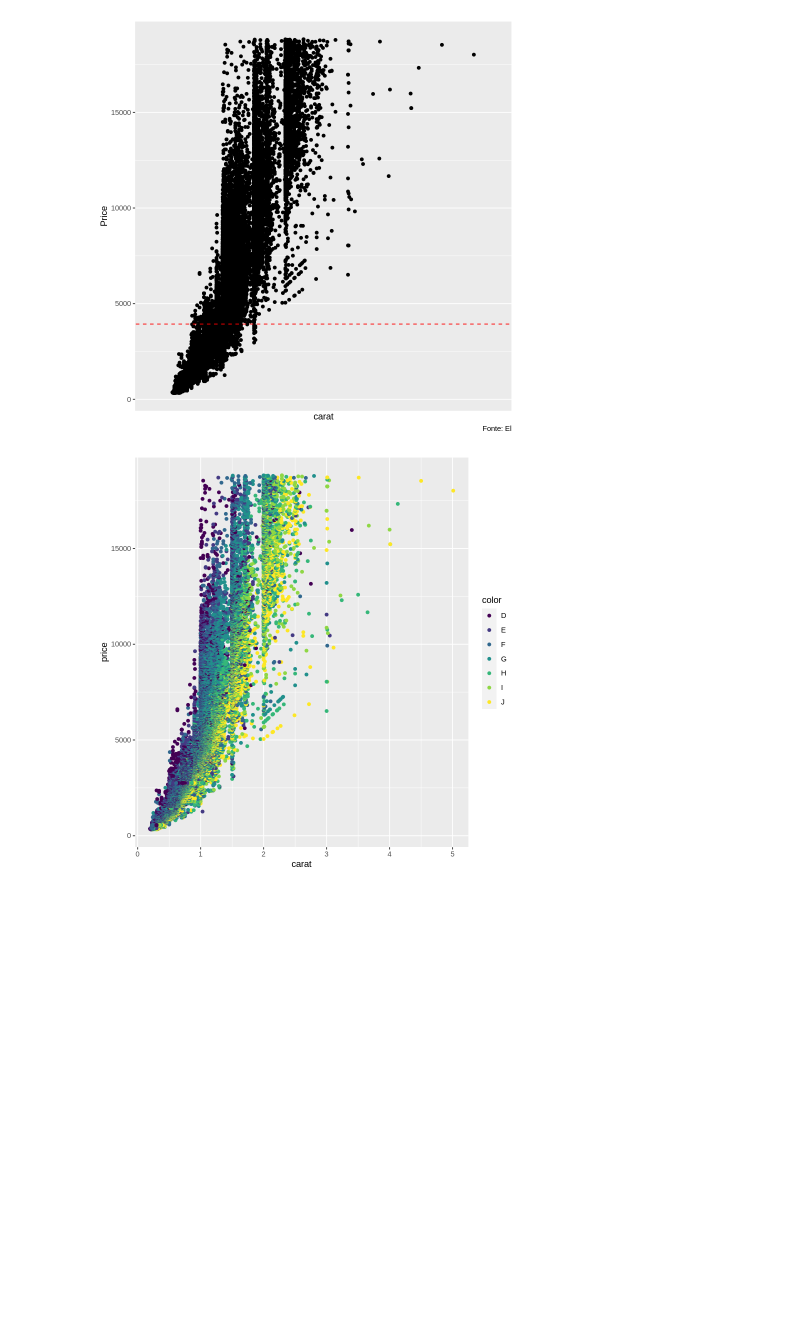
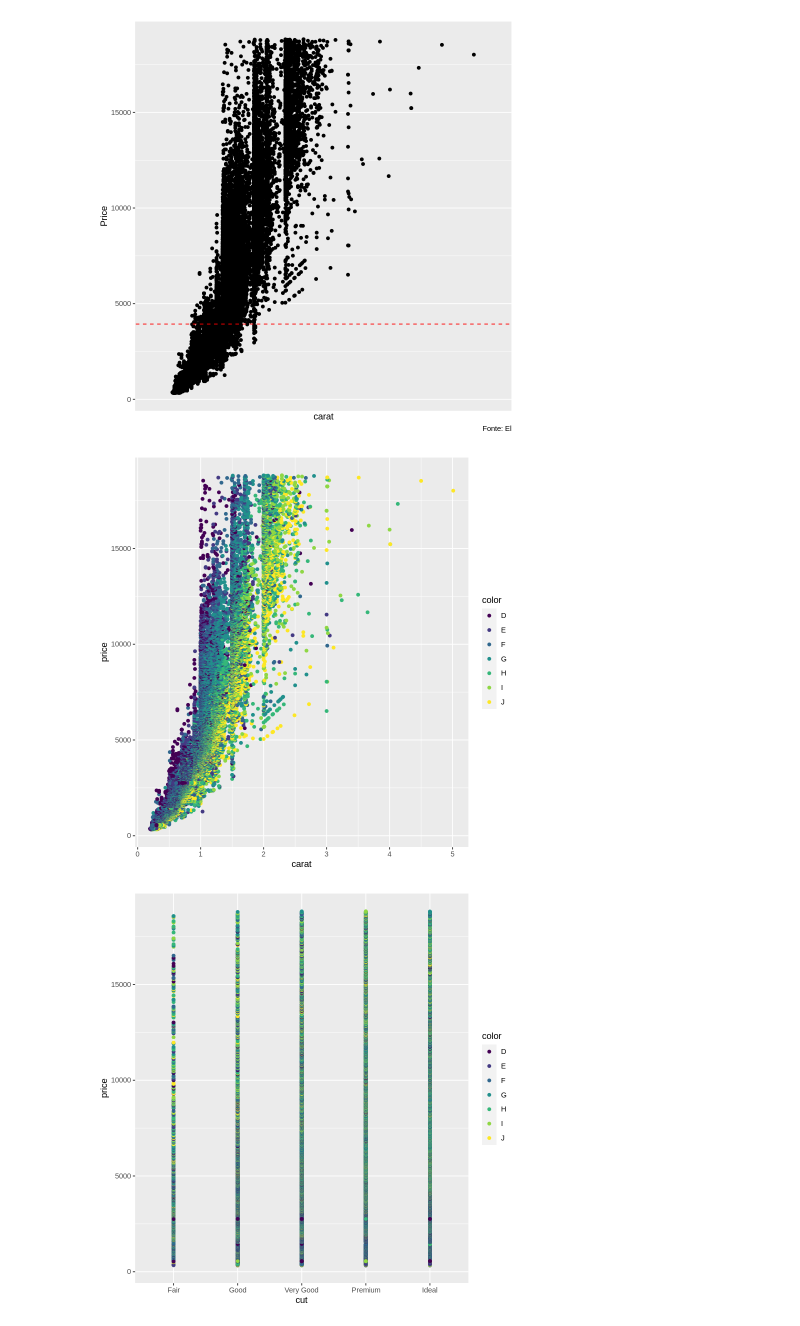
Before and after one commit to BrunaKrasotaMatos/An-liseEstat-stica, a Jupyter notebook: Trilha3/Trilha3.ipynb, the cells around one changed output. Cells and saved outputs as stored; diff of their text form; code cells hidden in the pictures; blank space fills up the shorter version.

```diff
--- a/Trilha3/Trilha3.ipynb
+++ b/Trilha3/Trilha3.ipynb
@@ -250,7 +305,16 @@ ggplot(data=diamantes) +
 # %%
 # Grafico colorido de pontos
 ggplot(data=diamantes) +
   geom_point(
     aes(x = carat, y = price, color = color))
+
+ggplot(data=diamantes) +
+  geom_point(
+    aes(x = cut, y = price, color = color))
+
+ggplot(data=diamantes) +
+  geom_point(
+    aes(x = clarity, y = price, color = color))
 # %% [output]
 [figure]
+[figure, added]
```
Also changed, not shown: parts of 3 cells of this notebook.
